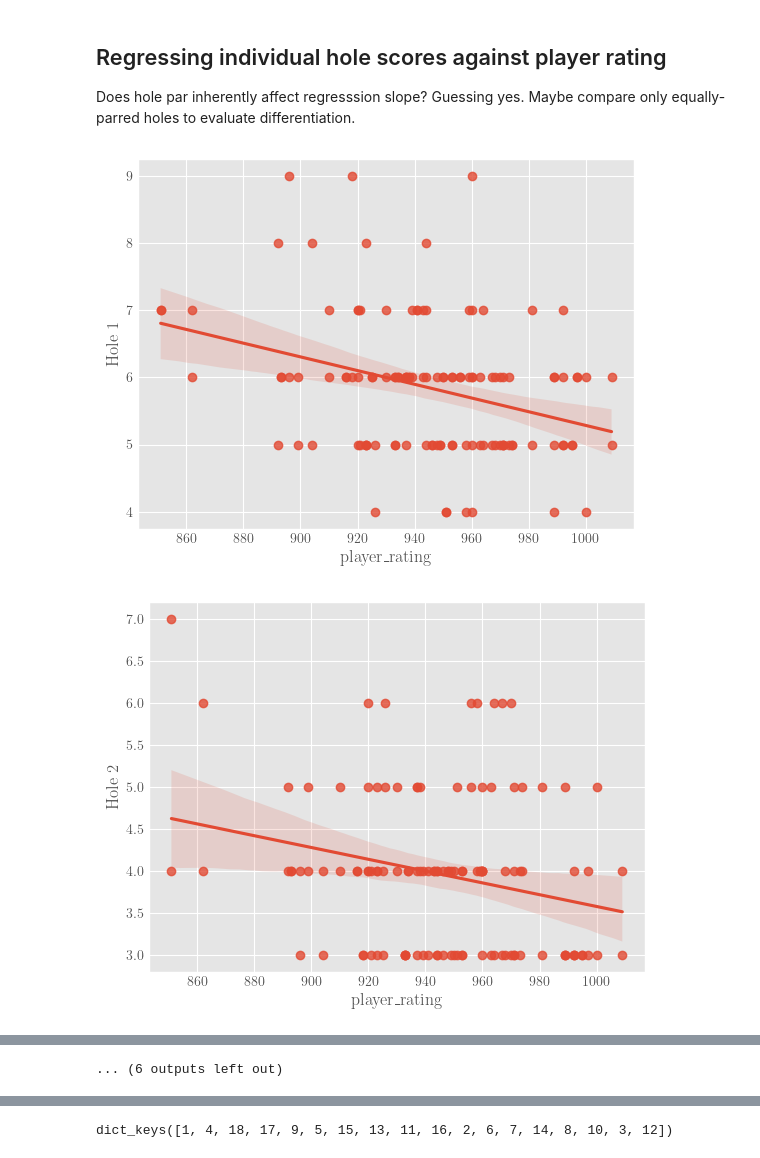
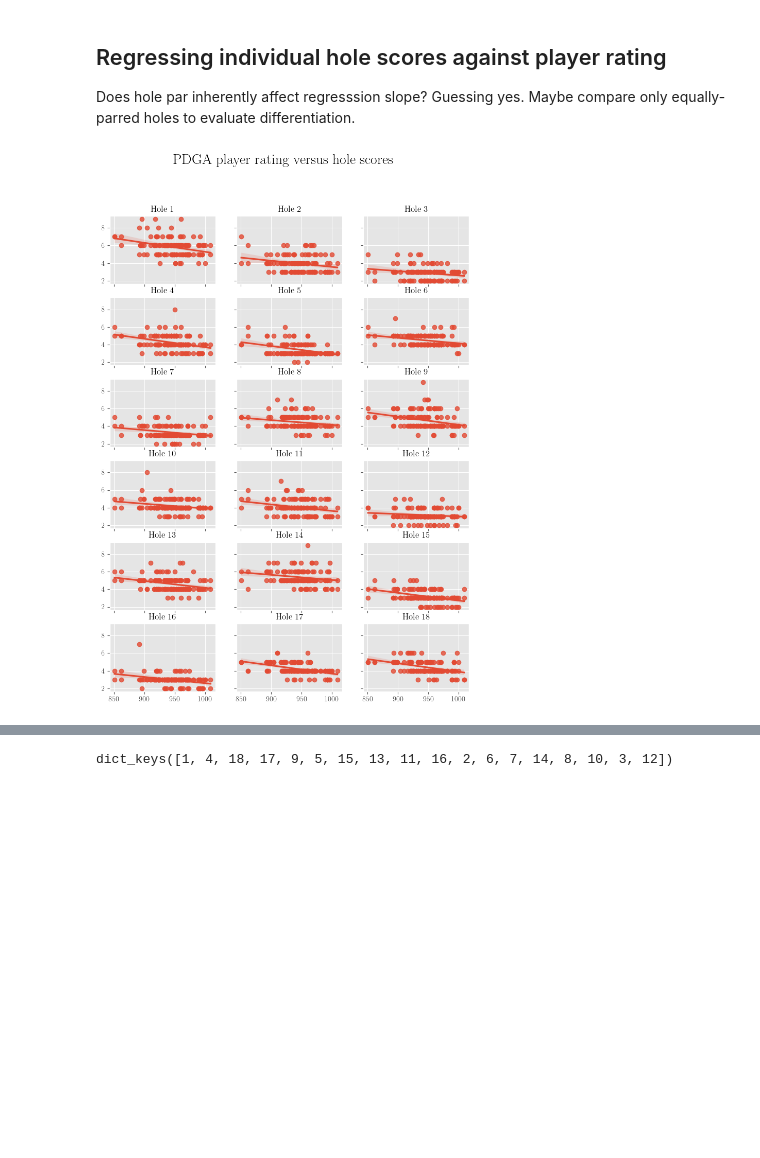
Before and after one commit to jonkracht/pdga-score-scraper, a Jupyter notebook: notebooks/4.01-jk-eda-report.ipynb, the cells around one changed output, grey strips where cells are left out. Drawn from its saved outputs; the diff is of its cells as text; code cells hidden in the pictures; blank space fills up the shorter version.

```diff
--- a/notebooks/4.01-jk-eda-report.ipynb
+++ b/notebooks/4.01-jk-eda-report.ipynb
@@ -7,12 +7,15 @@
 import json
 
 import matplotlib.pyplot as plt
-plt.style.use("seaborn-v0_8-darkgrid")
+#plt.style.use("seaborn-v0_8-darkgrid")
 plt.style.use("ggplot")
 
 plt.rcParams['text.usetex'] = True
 plt.rcParams['font.family'] = 'serif'
 %matplotlib inline
+
+import os
+
 import pandas as pd
 pd.options.display.max_columns = None
 import scipy
@@ -60,13 +104,21 @@ plt.show()
 Does hole par inherently affect regresssion slope?  Guessing yes.  Maybe compare only equally-parred holes to evaluate differentiation.
 # %%
 slopes = {}
+
+fig, axs = plt.subplots(6, 3, sharey=True, sharex=True, figsize = (9, 12))
+fig.suptitle("PDGA player rating versus hole scores", fontsize=20)
+
 for i in range(1, 19):
-    p = sns.regplot(data=df, x="player_rating", y = f"Hole {i}")
+    ax = axs[(i-1) // 3, (i-1)%3]
 
-    slope, intercept, r, p, sterr = scipy.stats.linregress(x=p.get_lines()[0].get_xdata(),
-                                                       y=p.get_lines()[0].get_ydata())
+    p = sns.regplot(data=df, x="player_rating", y = f"Hole {i}", ax=ax)
+    ax.set_xlabel("") # turn off to not interfere with sharex, sharey
+    ax.set_ylabel("")
+    ax.set_title(f"Hole {i}", fontsize=12)
+
+    slope, intercept, r, p, sterr = scipy.stats.linregress(x=p.get_lines()[0].get_xdata(), y=p.get_lines()[0].get_ydata())
     slopes[i] = slope
-    plt.show()
+
+plt.show()
 # %% [output]
-[figure, old version]
+[figure, new version]
-[figure, removed]
@@ -83,4 +125,3 @@ for i in range(1, 19):
-... (6 outputs left out)
 # %%
 plt.scatter(slopes.keys(), [-1 * x for x in slopes.values()])
 plt.xticks(range(1, 19))
```
Also changed, not shown: parts of 11 cells of this notebook.
